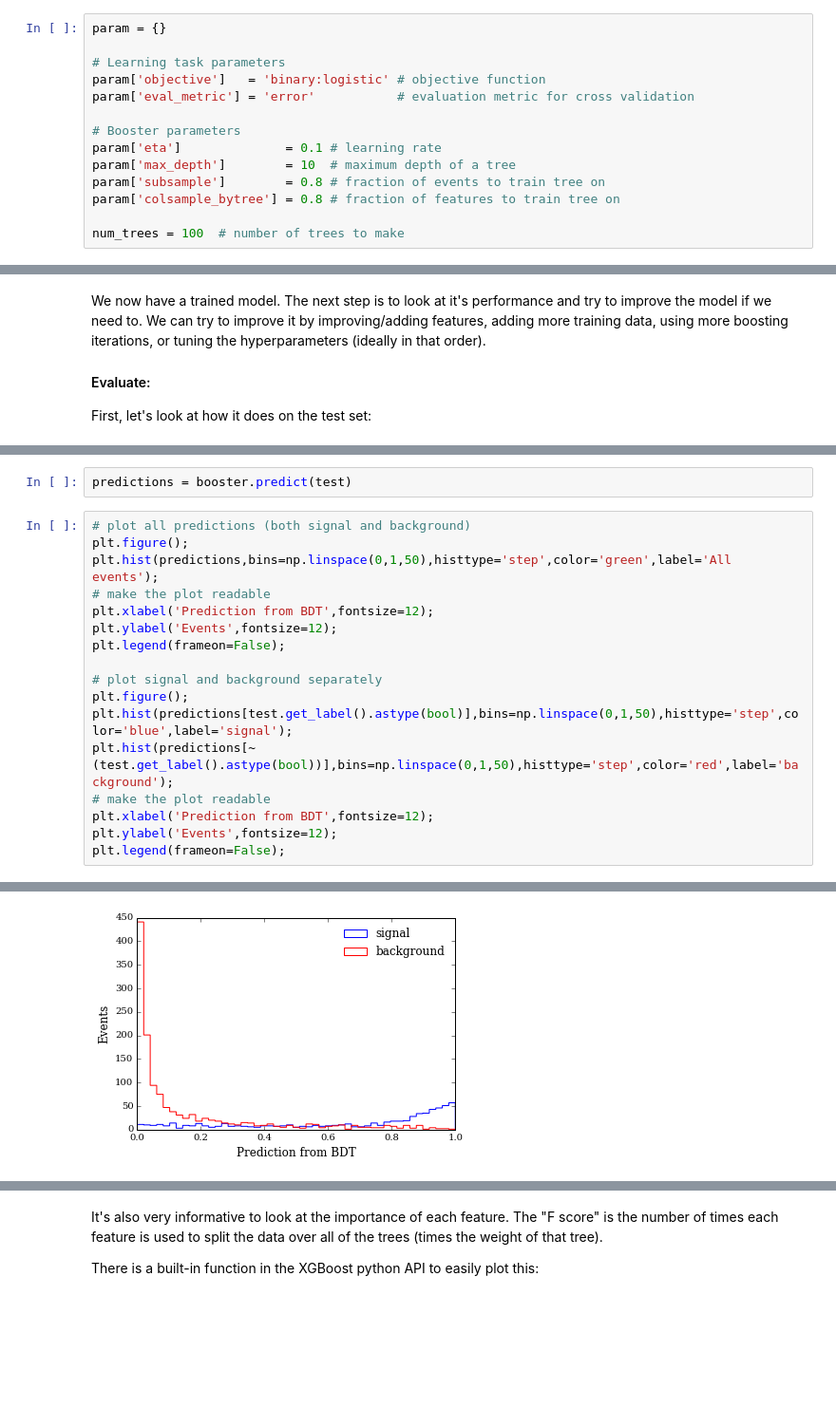
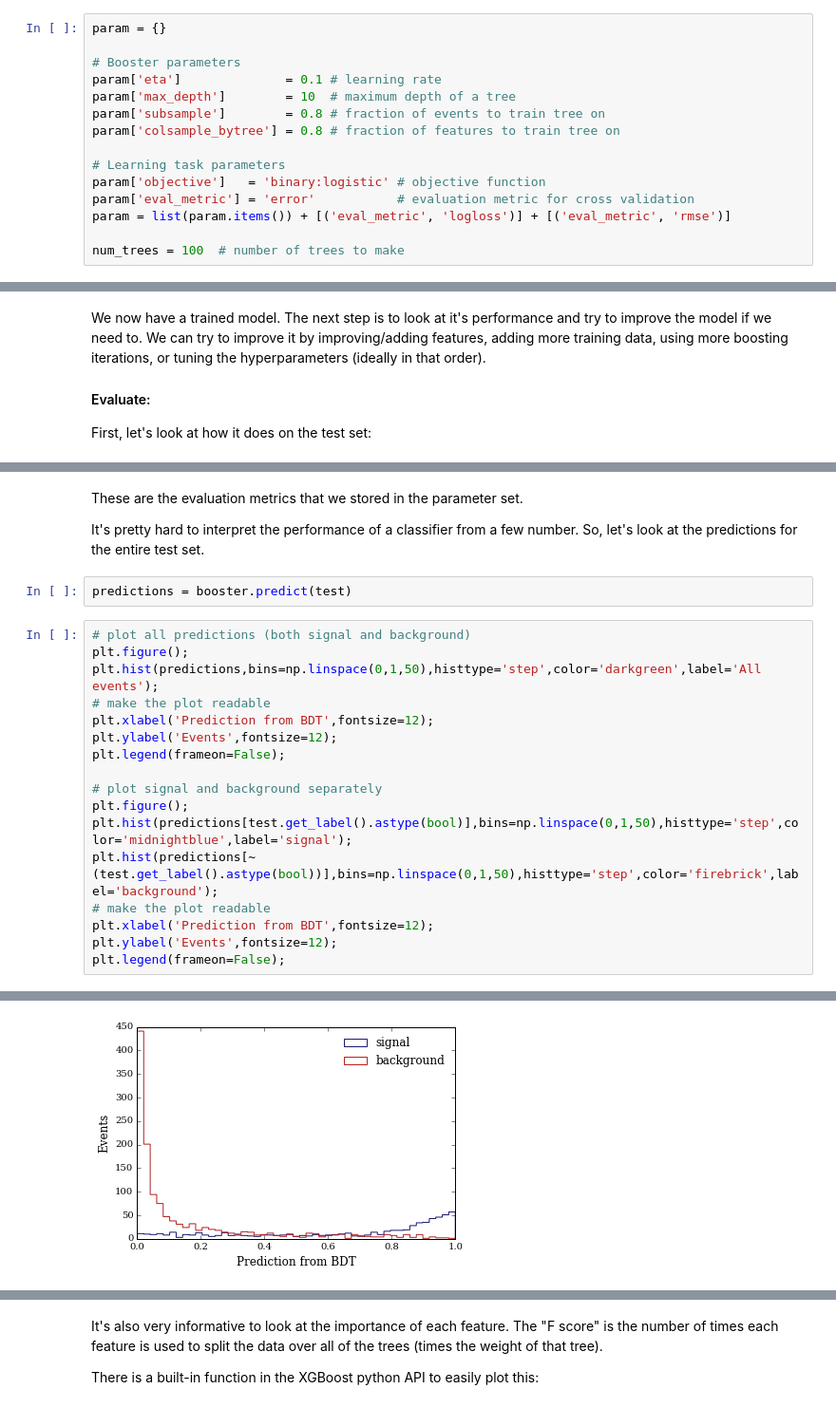
Before and after one commit to k-woodruff/bdt-tutorial, a Jupyter notebook: bdt_tutorial.ipynb, the cells around one changed output, grey strips where cells are left out. Shown at 95% size. Cells and saved outputs as stored; diff of their text form; blank space fills up the shorter version.

```diff
--- a/bdt_tutorial.ipynb
+++ b/bdt_tutorial.ipynb
@@ -153,10 +153,6 @@ Here, we will use the defaults for most parameters and just set a few to see how
 Make the parameter dictionary:
 # %%
 param = {}
-
-# Learning task parameters
-param['objective']   = 'binary:logistic' # objective function
-param['eval_metric'] = 'error'           # evaluation metric for cross validation
 
 # Booster parameters
 param['eta']              = 0.1 # learning rate
@@ -164,5 +160,10 @@ param['max_depth']        = 10  # maximum depth of a tree
 param['subsample']        = 0.8 # fraction of events to train tree on
 param['colsample_bytree'] = 0.8 # fraction of features to train tree on
 
+# Learning task parameters
+param['objective']   = 'binary:logistic' # objective function
+param['eval_metric'] = 'error'           # evaluation metric for cross validation
+param = list(param.items()) + [('eval_metric', 'logloss')] + [('eval_metric', 'rmse')]
+
 num_trees = 100  # number of trees to make
 # %% [markdown]
@@ -187,22 +192,26 @@ First, let's look at how it does on the test set:
+# %% [markdown]
+These are the evaluation metrics that we stored in the parameter set.
+
+It's pretty hard to interpret the performance of a classifier from a few number. So, let's look at the predictions for the entire test set.
 # %%
 predictions = booster.predict(test)
 # %%
 # plot all predictions (both signal and background)
 plt.figure();
-plt.hist(predictions,bins=np.linspace(0,1,50),histtype='step',color='green',label='All events');
+plt.hist(predictions,bins=np.linspace(0,1,50),histtype='step',color='darkgreen',label='All events');
 # make the plot readable
 plt.xlabel('Prediction from BDT',fontsize=12);
 plt.ylabel('Events',fontsize=12);
 plt.legend(frameon=False);
 
 # plot signal and background separately
 plt.figure();
-plt.hist(predictions[test.get_label().astype(bool)],bins=np.linspace(0,1,50),histtype='step',color='blue',label='signal');
-plt.hist(predictions[~(test.get_label().astype(bool))],bins=np.linspace(0,1,50),histtype='step',color='red',label='background');
+plt.hist(predictions[test.get_label().astype(bool)],bins=np.linspace(0,1,50),histtype='step',color='midnightblue',label='signal');
+plt.hist(predictions[~(test.get_label().astype(bool))],bins=np.linspace(0,1,50),histtype='step',color='firebrick',label='background');
 # make the plot readable
 plt.xlabel('Prediction from BDT',fontsize=12);
 plt.ylabel('Events',fontsize=12);
 plt.legend(frameon=False);
 # %% [output]
 [figure]
-[figure, old version]
+[figure, new version]
```
Also changed, not shown: parts of 6 cells of this notebook.
